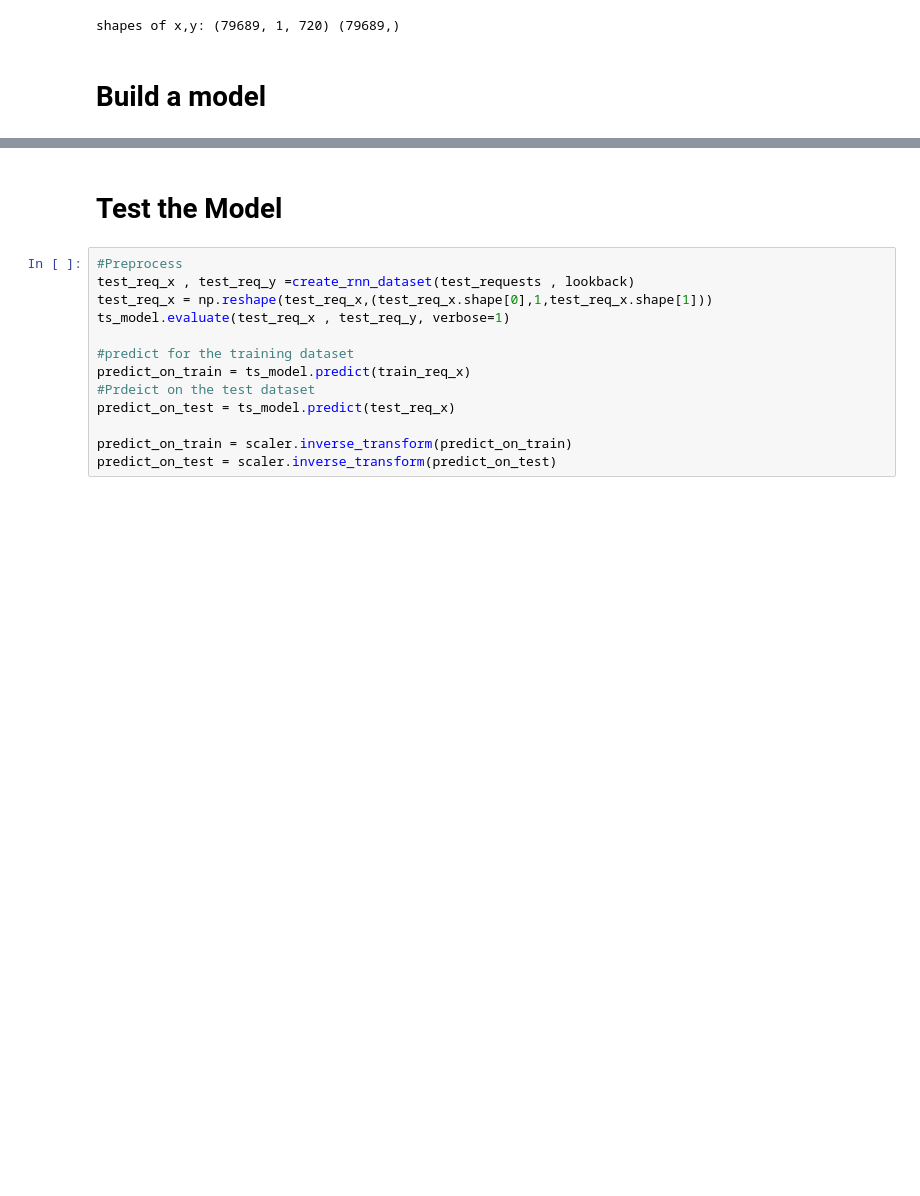
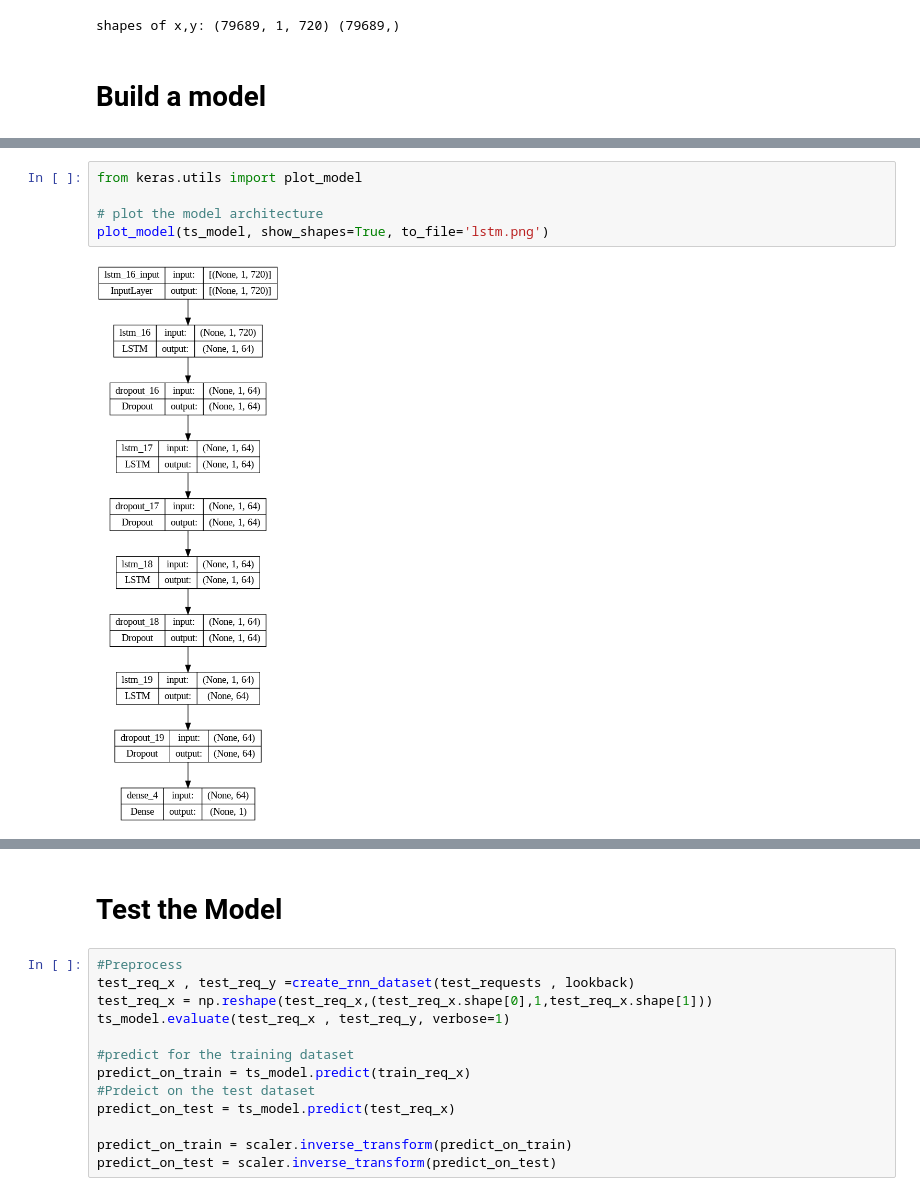
Before and after one commit to dhanushka365/SLEnergyConsumptionPrediction, a Jupyter notebook: 2023_03_11.ipynb, the cells around one changed output, grey strips where cells are left out. Drawn from its saved outputs; the diff is of its cells as text; blank space fills up the shorter version.

```diff
--- a/2023_03_11.ipynb
+++ b/2023_03_11.ipynb
@@ -299,0 +300,7 @@ Epoch 50/50
+# %%
+from keras.utils import plot_model
+
+# plot the model architecture
+plot_model(ts_model, show_shapes=True, to_file='lstm.png')
+# %% [output]
+[figure, added]
```
Also changed, not shown: parts of 6 cells of this notebook.
